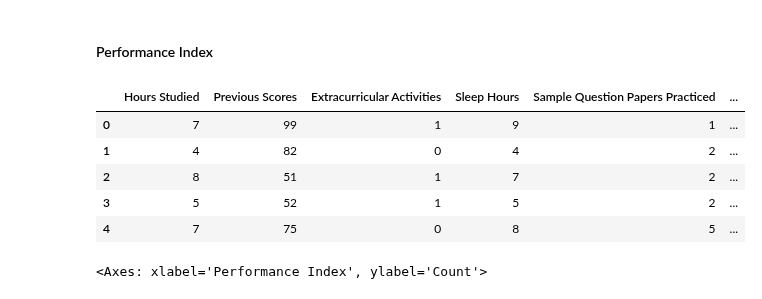
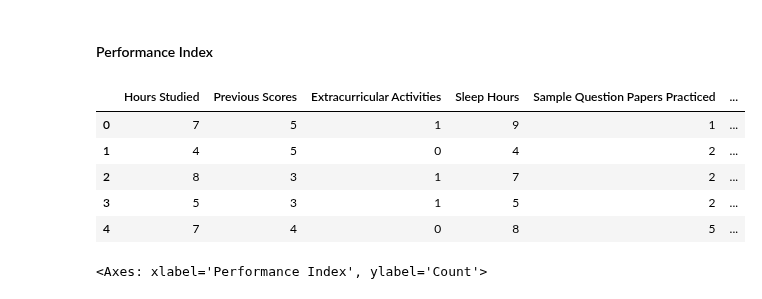
Before and after one commit to ICEI-PUC-Minas-PPL-CDIA/ppl-cd-pcd-sist-int-2024-1-sleepresearch-2024-1, a Jupyter notebook: src/Conversao_dados.ipynb, the cells around one changed output. Cells and saved outputs as stored; diff of their text form; code cells hidden in the pictures.

Commit message:
performance_data

```diff
--- a/src/Conversao_dados.ipynb
+++ b/src/Conversao_dados.ipynb
@@ -208,8 +207,3 @@ performance_data.head()
 | 4 | 7 | 75 | 0 | 8 | 5 | ... |
 # %% [markdown]
 #### Performance Index
-# %%
-bins = [0, 50, 80, 100]
-labels = [1,2,3]
-performance_data['Performance Index Faixa'] = pd.cut(performance_data['Performance Index'], bins=bins, labels=labels, right=False)
-df = performance_data
@@ -221,12 +210,18 @@ df['Sleep Hours Faixa'] = pd.cut(performance_data['Sleep Hours'], bins=bins, lab
+# %%
+performance_data.loc[performance_data['Previous Scores'] <= 20, 'Previous Scores'] = 1
+performance_data.loc[(performance_data['Previous Scores'] > 20) & (performance_data['Previous Scores'] <= 40), 'Previous Scores'] = 2
+performance_data.loc[(performance_data['Previous Scores'] > 40) & (performance_data['Previous Scores'] <= 60), 'Previous Scores'] = 3
+performance_data.loc[(performance_data['Previous Scores'] > 60) & (performance_data['Previous Scores'] <= 80), 'Previous Scores'] = 4
+performance_data.loc[performance_data['Previous Scores'] > 80, 'Previous Scores'] = 5
 # %%
-df.head()
+performance_data.head()
 # %% [output]
 |  | Hours Studied | Previous Scores | Extracurricular Activities | Sleep Hours | Sample Question Papers Practiced | ... |
-| 0 | 7 | 99 | 1 | 9 | 1 | ... |
-| 1 | 4 | 82 | 0 | 4 | 2 | ... |
-| 2 | 8 | 51 | 1 | 7 | 2 | ... |
-| 3 | 5 | 52 | 1 | 5 | 2 | ... |
-| 4 | 7 | 75 | 0 | 8 | 5 | ... |
+| 0 | 7 | 5 | 1 | 9 | 1 | ... |
+| 1 | 4 | 5 | 0 | 4 | 2 | ... |
+| 2 | 8 | 3 | 1 | 7 | 2 | ... |
+| 3 | 5 | 3 | 1 | 5 | 2 | ... |
+| 4 | 7 | 4 | 0 | 8 | 5 | ... |
 # %%
 sns.histplot(performance_data['Performance Index'])
 # %% [output]
```
Also changed, not shown: parts of 3 cells of this notebook.
